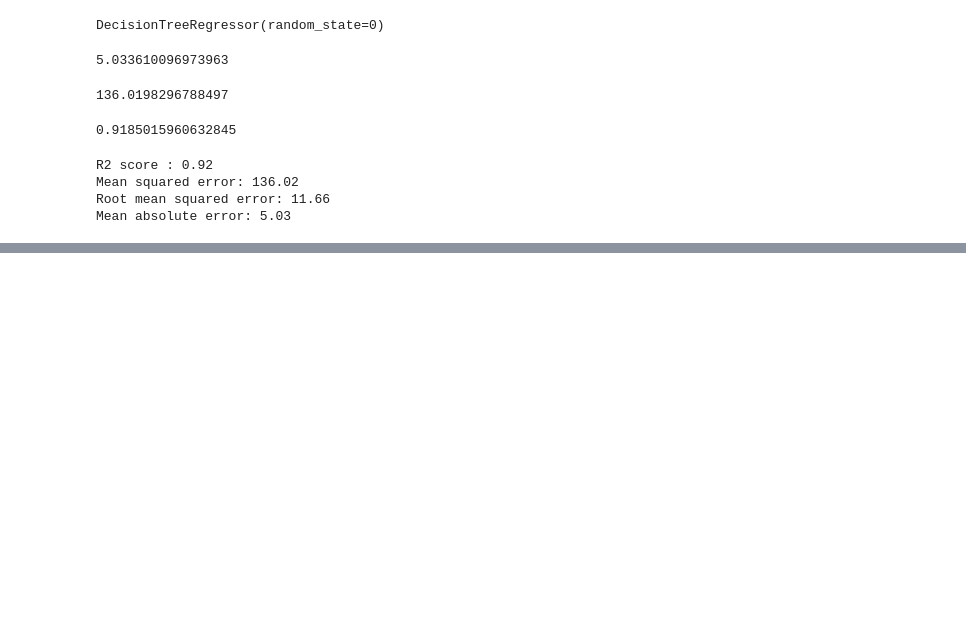
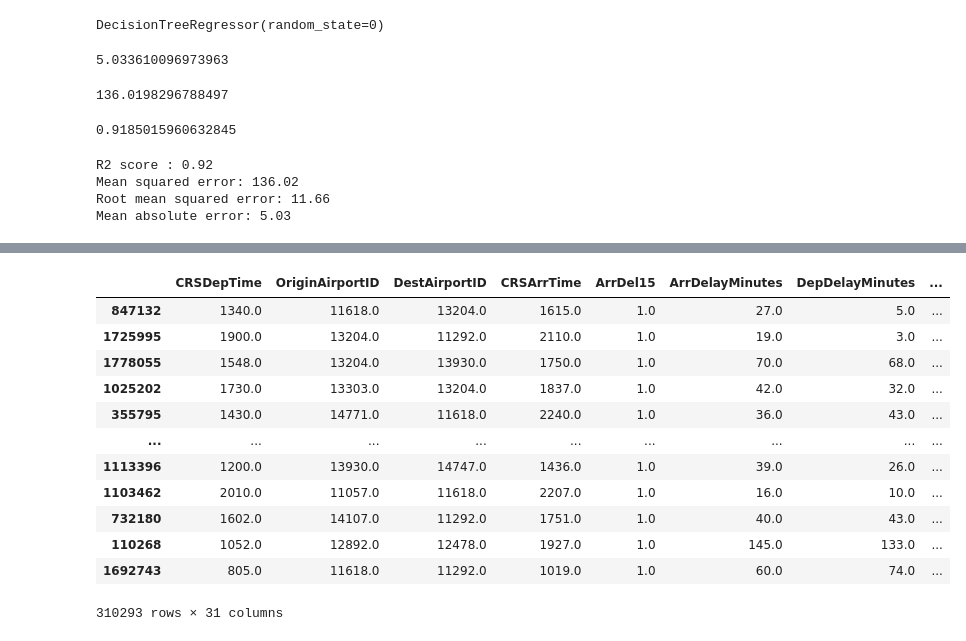
Before and after one commit to AMVamsi/Flight_Delay_Prediction, a Jupyter notebook: Project.ipynb, the cells around one changed output, grey strips where cells are left out. Drawn from its saved outputs; the diff is of its cells as text; code cells hidden in the pictures; blank space fills up the shorter version.

```diff
--- a/Project.ipynb
+++ b/Project.ipynb
@@ -1276,0 +1356,19 @@ Mean absolute error: 5.03
+# %%
+delay = train.loc[train["ArrDel15"] == 1]
+# %%
+dt=pd.DataFrame(delay)
+dt
+# %% [output]
+|  | CRSDepTime | OriginAirportID | DestAirportID | CRSArrTime | ArrDel15 | ArrDelayMinutes | DepDelayMinutes | ... |
+| 847132 | 1340.0 | 11618.0 | 13204.0 | 1615.0 | 1.0 | 27.0 | 5.0 | ... |
+| 1725995 | 1900.0 | 13204.0 | 11292.0 | 2110.0 | 1.0 | 19.0 | 3.0 | ... |
+| 1778055 | 1548.0 | 13204.0 | 13930.0 | 1750.0 | 1.0 | 70.0 | 68.0 | ... |
+| 1025202 | 1730.0 | 13303.0 | 13204.0 | 1837.0 | 1.0 | 42.0 | 32.0 | ... |
+| 355795 | 1430.0 | 14771.0 | 11618.0 | 2240.0 | 1.0 | 36.0 | 43.0 | ... |
+| ... | ... | ... | ... | ... | ... | ... | ... | ... |
+| 1113396 | 1200.0 | 13930.0 | 14747.0 | 1436.0 | 1.0 | 39.0 | 26.0 | ... |
+| 1103462 | 2010.0 | 11057.0 | 11618.0 | 2207.0 | 1.0 | 16.0 | 10.0 | ... |
+| 732180 | 1602.0 | 14107.0 | 11292.0 | 1751.0 | 1.0 | 40.0 | 43.0 | ... |
+| 110268 | 1052.0 | 12892.0 | 12478.0 | 1927.0 | 1.0 | 145.0 | 133.0 | ... |
+| 1692743 | 805.0 | 11618.0 | 11292.0 | 1019.0 | 1.0 | 60.0 | 74.0 | ... |
+310293 rows × 31 columns
```
Also changed, not shown: parts of 19 cells of this notebook.
